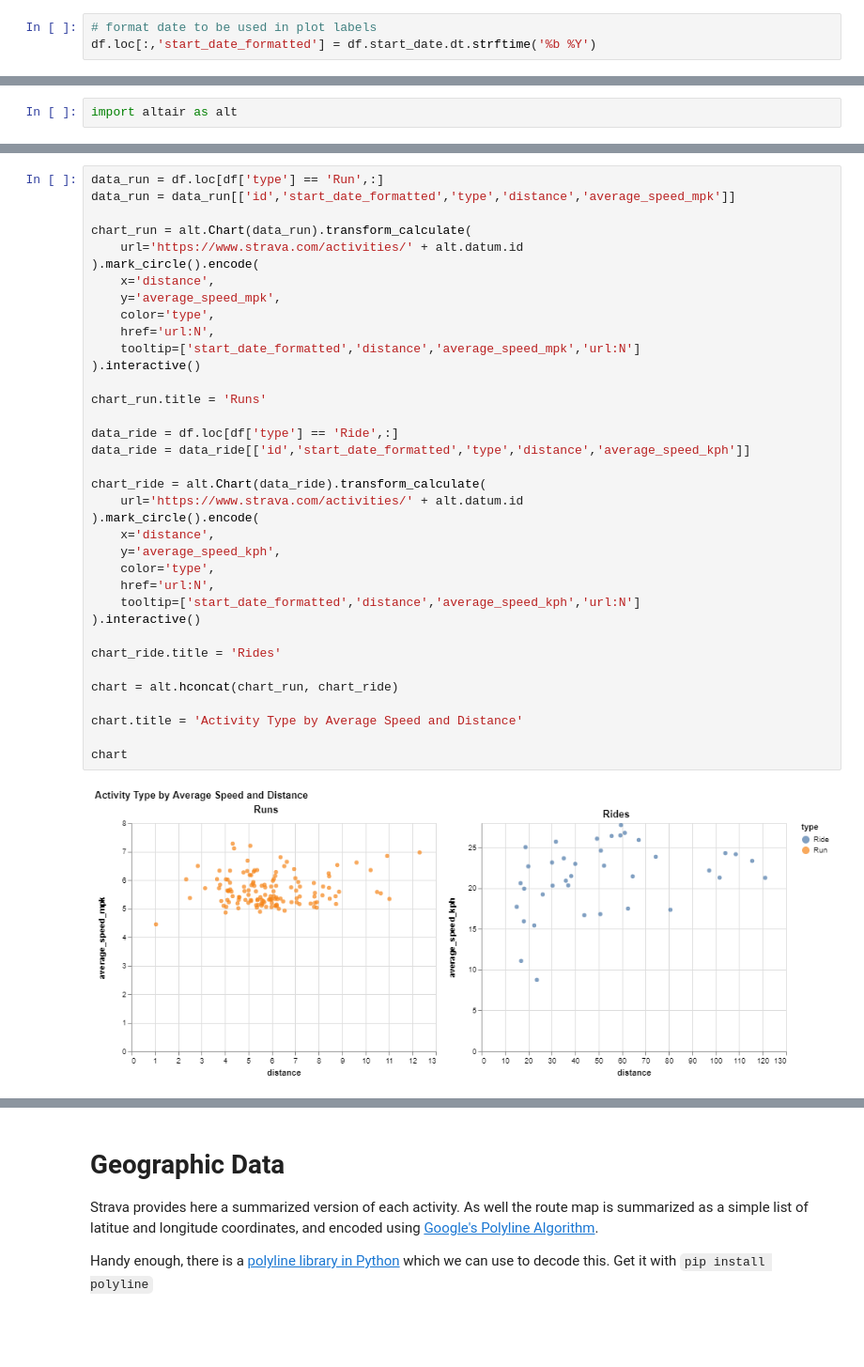
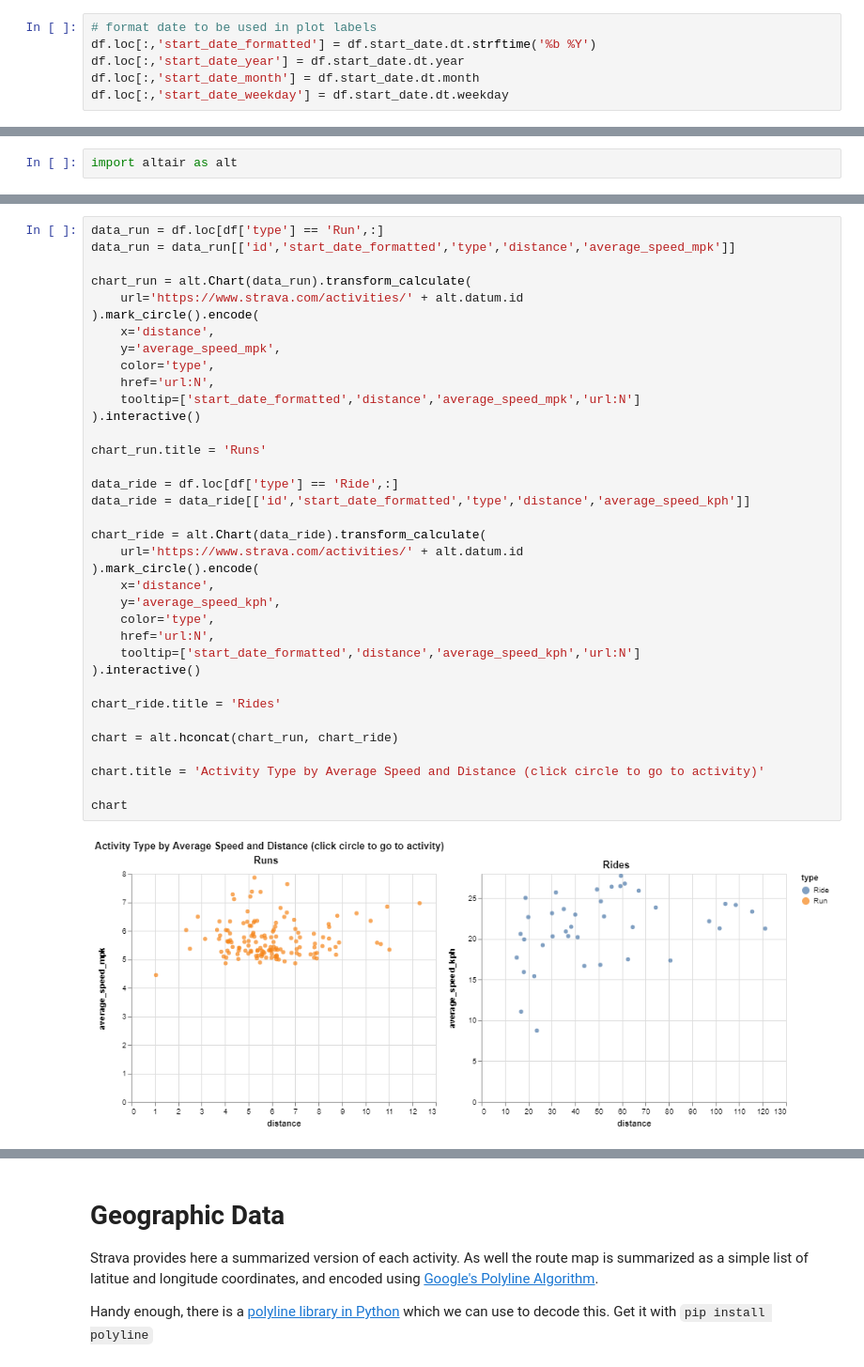
Before and after one commit to knanne/knanne.github.io, a Jupyter notebook: _notebooks/jupyter/visualize_strava_data_in_python.ipynb, the cells around one changed output, grey strips where cells are left out. Shown at 94% size. Drawn from its saved outputs; the diff is of its cells as text; blank space fills up the shorter version.

```diff
--- a/_notebooks/jupyter/visualize_strava_data_in_python.ipynb
+++ b/_notebooks/jupyter/visualize_strava_data_in_python.ipynb
@@ -288,6 +313,9 @@ df.loc[:,'average_speed_kph'] = 60 / df.average_speed_mpk
 # %%
 # format date to be used in plot labels
 df.loc[:,'start_date_formatted'] = df.start_date.dt.strftime('%b %Y')
+df.loc[:,'start_date_year'] = df.start_date.dt.year
+df.loc[:,'start_date_month'] = df.start_date.dt.month
+df.loc[:,'start_date_weekday'] = df.start_date.dt.weekday
 # %% [markdown]
 ## Statistics
 # %%
@@ -415,32 +443,32 @@ chart_run = alt.Chart(data_run).transform_calculate(
 ).mark_circle().encode(
     x='distance',
     y='average_speed_mpk',
     color='type',
     href='url:N',
     tooltip=['start_date_formatted','distance','average_speed_mpk','url:N']
 ).interactive()
 
 chart_run.title = 'Runs'
 
 data_ride = df.loc[df['type'] == 'Ride',:]
 data_ride = data_ride[['id','start_date_formatted','type','distance','average_speed_kph']]
 
 chart_ride = alt.Chart(data_ride).transform_calculate(
     url='https://www.strava.com/activities/' + alt.datum.id
 ).mark_circle().encode(
     x='distance',
     y='average_speed_kph',
     color='type',
     href='url:N',
     tooltip=['start_date_formatted','distance','average_speed_kph','url:N']
 ).interactive()
 
 chart_ride.title = 'Rides'
 
 chart = alt.hconcat(chart_run, chart_ride)
 
-chart.title = 'Activity Type by Average Speed and Distance'
+chart.title = 'Activity Type by Average Speed and Distance (click circle to go to activity)'
 
 chart
 # %% [output]
-[figure, old version]
+[figure, new version]
```
Also changed, not shown: parts of 28 cells of this notebook, 3 other files.
